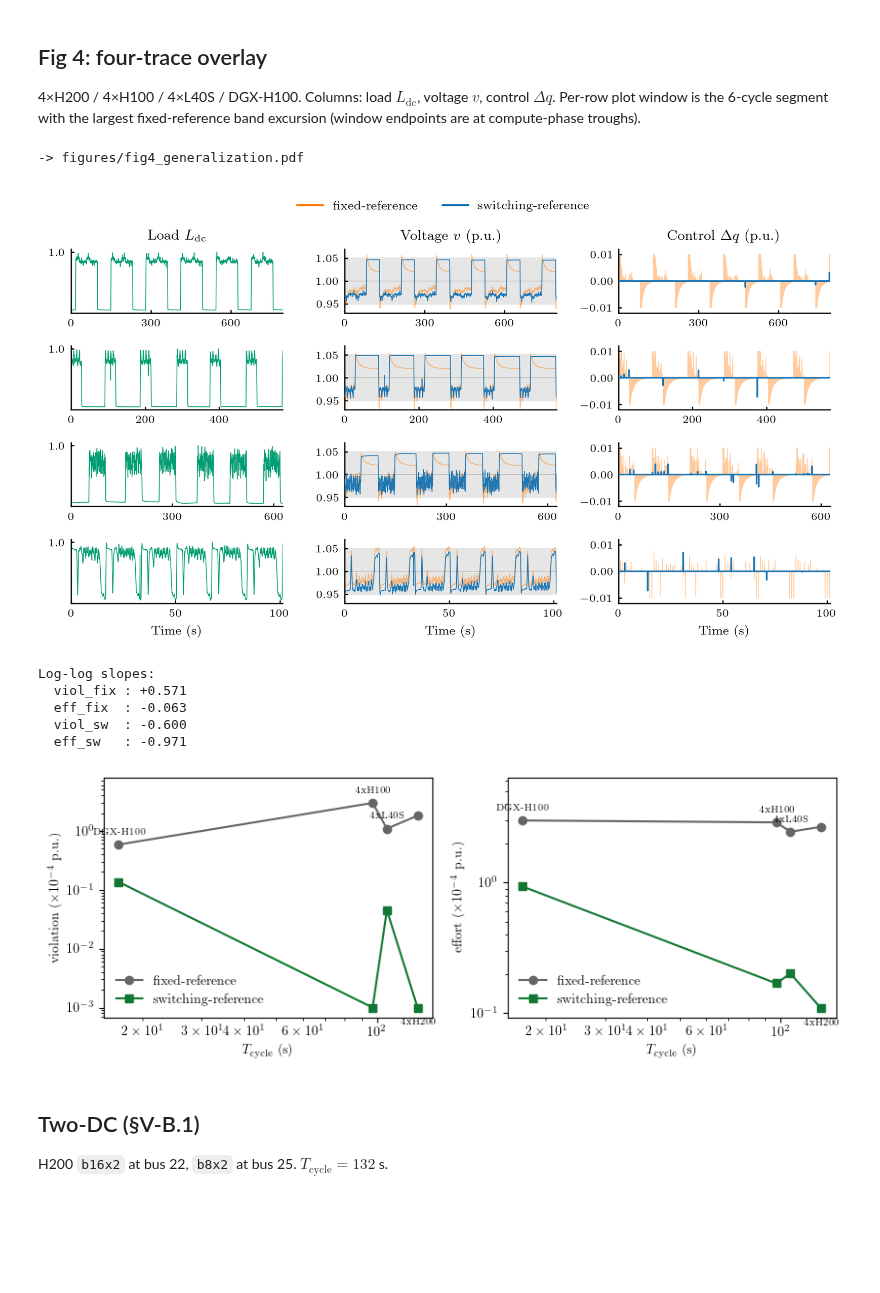
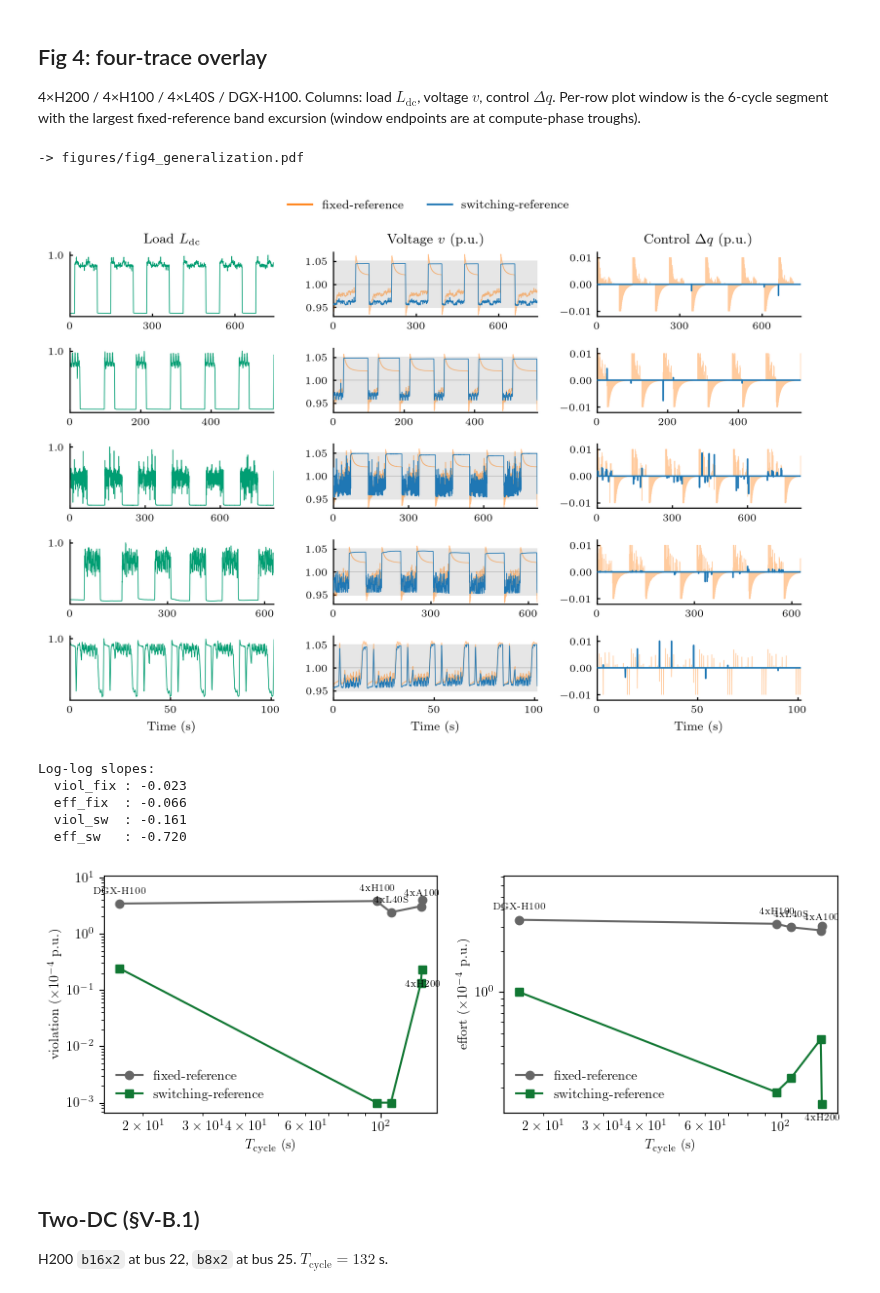
Before and after one commit to yan-mingyuan/switchref, a Jupyter notebook: main.ipynb, the cells around one changed output. Drawn from its saved outputs; the diff is of its cells as text; code cells hidden in the pictures; blank space fills up the shorter version.

```diff
--- a/main.ipynb
+++ b/main.ipynb
@@ -190,11 +192,12 @@ C_PWR = '#009E73'    # Wong bluish-green for the (shared) data center load input
 
 from scipy.signal import find_peaks
 
-# Row order matches the paper Table I: 4xH200, 4xH100, 4xL40S, DGX-H100.
+# Row order matches the paper Table I: 4xH200, 4xH100, 4xA100, 4xL40S, DGX-H100.
 # t0 is the lower bound under which the worst-violation window is searched.
 EXPS_FIG4 = [
     ('4xH200',   132, 1000.0),
     ('4xH100',    97,  700.0),
+    ('4xA100',   131,  900.0),
     ('4xL40S',   107,  700.0),
     ('DGX-H100',  17,  150.0),
 ]
@@ -204,17 +207,17 @@ loaders = {name: loader for name, cyc, loader in TRACES}
 
 def find_worst_violation_window(Vf, bus, cyc, dt, n_cyc, t_min):
     """Window = trough[i]..trough[i+n_cyc] of the fixed-reference V at `bus`
-    that maximizes integrated band excess. Both endpoints sit on compute-phase
+    that minimizes integrated band excess (representative steady-state stretch where typical controller response is visible without large transient spikes dominating the view). Both endpoints sit on compute-phase
     voltage troughs, so the window spans exactly n_cyc complete cycles."""
     v_bus = Vf[:, bus] + 1.0
     violation = np.maximum(np.abs(v_bus - 1.0) - 0.05, 0.0)
     troughs, _ = find_peaks(-Vf[:, bus], distance=int(0.6 * cyc / dt))
     tV = np.arange(len(Vf)) * dt
     troughs = troughs[tV[troughs] >= t_min]
-    best_i, best_score = 0, -np.inf
+    best_i, best_score = 0, np.inf
     for i in range(len(troughs) - n_cyc):
         s = float(np.sum(violation[troughs[i]:troughs[i + n_cyc]]))
-        if s > best_score:
+        if s < best_score:
             best_score, best_i = s, i
     return tV[troughs[best_i]], tV[troughs[best_i + n_cyc]]
 
@@ -227,7 +230,7 @@ def find_worst_violation_window_load(P, tP, Vf, bus, tV, dt_pwr, cyc, n_cyc, t_m
     troughs, _ = find_peaks(-P, distance=int(0.6 * cyc / dt_pwr))
     troughs = troughs[tP[troughs] >= t_min]
     hi = np.percentile(P, 5) + 0.8 * (np.percentile(P, 95) - np.percentile(P, 5))
-    best_i, best_score = 0, -np.inf
+    best_i, best_score = 0, np.inf
     for i in range(len(troughs) - n_cyc):
         iA, iB = troughs[i], troughs[i + n_cyc]
         while iA < len(P) - 1 and P[iA] < hi: iA += 1
@@ -236,7 +239,7 @@ def find_worst_violation_window_load(P, tP, Vf, bus, tV, dt_pwr, cyc, n_cyc, t_m
         if not mask.any():
             continue
         s = float(np.sum(violation[mask]))
-        if s > best_score:
+        if s < best_score:
             best_score, best_i = s, i
     iA, iB = troughs[best_i], troughs[best_i + n_cyc]
     while iA < len(P) - 1 and P[iA] < hi: iA += 1
@@ -295,34 +298,34 @@ for r, (name, cyc, t0) in enumerate(EXPS_FIG4):
         axP.set_title(r'Load $L_{\mathrm{dc}}$', fontsize=9)
         axV.set_title(r'Voltage $v$ (p.u.)', fontsize=9)
         axQ.set_title(r'Control $\Delta q$ (p.u.)', fontsize=9)
 
     _half = (tB - tA) / 2
     _mag = 10.0 ** np.floor(np.log10(_half))
     _step = next(m * _mag for m in (5, 3, 2, 1) if m * _mag <= _half + 1e-9)
     xticks = [0, _step, 2 * _step]
     for ax in (axP, axV, axQ):
         ax.set_xlim(0, tB - tA)
         ax.tick_params(labelsize=7, direction='in', length=2.0)
         ax.set_xticks(xticks)
         ax.spines[['top', 'right']].set_visible(False)
         if r == len(EXPS_FIG4) - 1:
             ax.set_xlabel('Time (s)', fontsize=8)
 
 from matplotlib.lines import Line2D
 handles = [Line2D([0], [0], color=C_FIX, lw=1.2),
            Line2D([0], [0], color=C_SW,  lw=1.2)]
 fig.legend(handles, ['fixed-reference', 'switching-reference'],
            loc='upper center', ncol=2, fontsize=8, frameon=False,
            bbox_to_anchor=(0.5, 1.02))
 fig.tight_layout(rect=[0, 0, 1, 0.97])
 
 out_fig4 = FIG_DIR / 'fig4_generalization.pdf'
 fig.savefig(out_fig4, format='pdf', bbox_inches='tight', pad_inches=0.02)
 print('-> figures/fig4_generalization.pdf')
 plt.show()
 # %% [output]
 -> figures/fig4_generalization.pdf
-[figure, old version]
+[figure, new version]
 # %%
 Ts = np.array([r['cycle_s'] for r in table_rows], dtype=float)
 viol_fix = np.array([r['fix_viol'] for r in table_rows])
@@ -368,11 +371,11 @@ fig2.tight_layout()
 plt.show()
 # %% [output]
 Log-log slopes:
-  viol_fix : +0.571
-  eff_fix  : -0.063
-  viol_sw  : -0.600
-  eff_sw   : -0.971
+  viol_fix : -0.023
+  eff_fix  : -0.066
+  viol_sw  : -0.161
+  eff_sw   : -0.720
-[figure, old version]
+[figure, new version]
 # %% [markdown]
 ## Two-DC (&sect;V-B.1)
 
```
Also changed, not shown: parts of 5 cells of this notebook, 8 other files.
